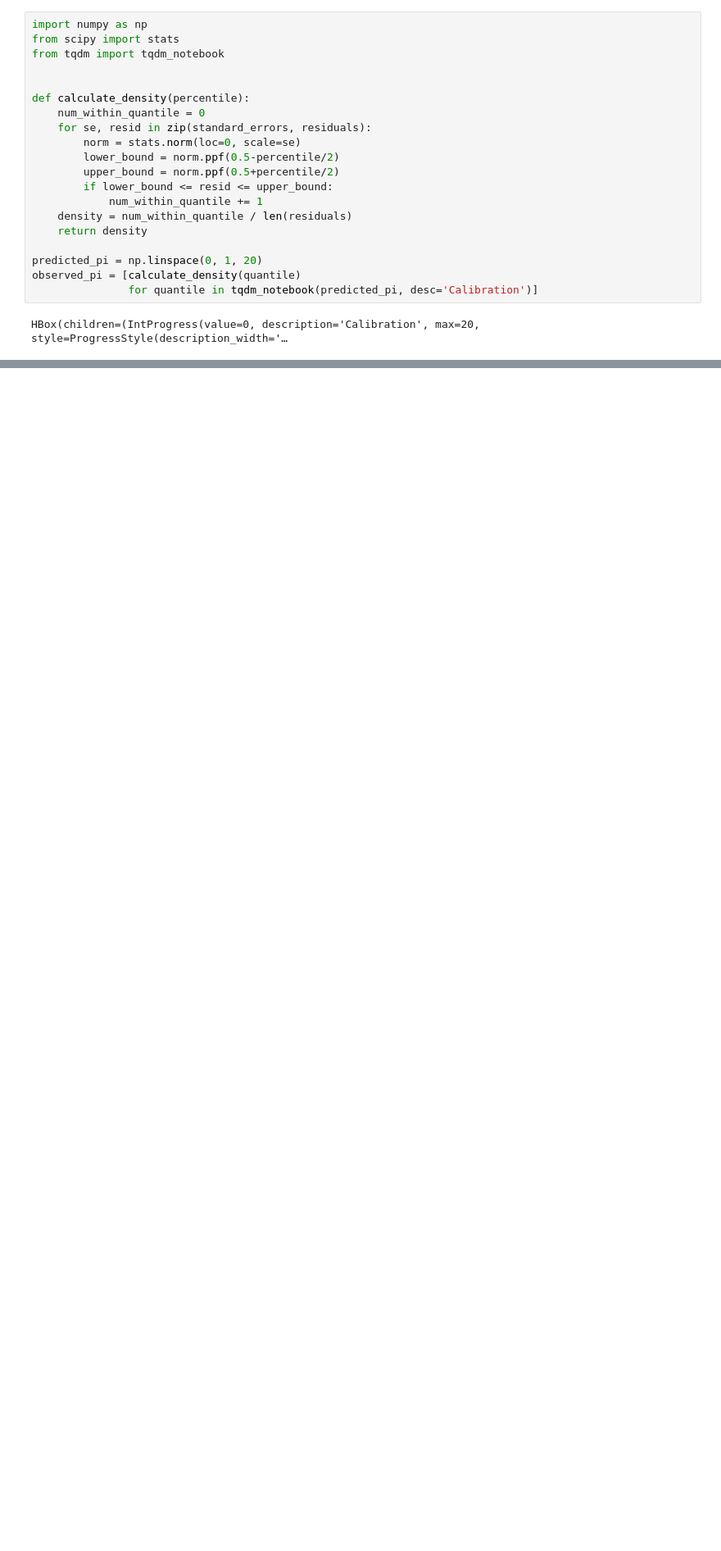
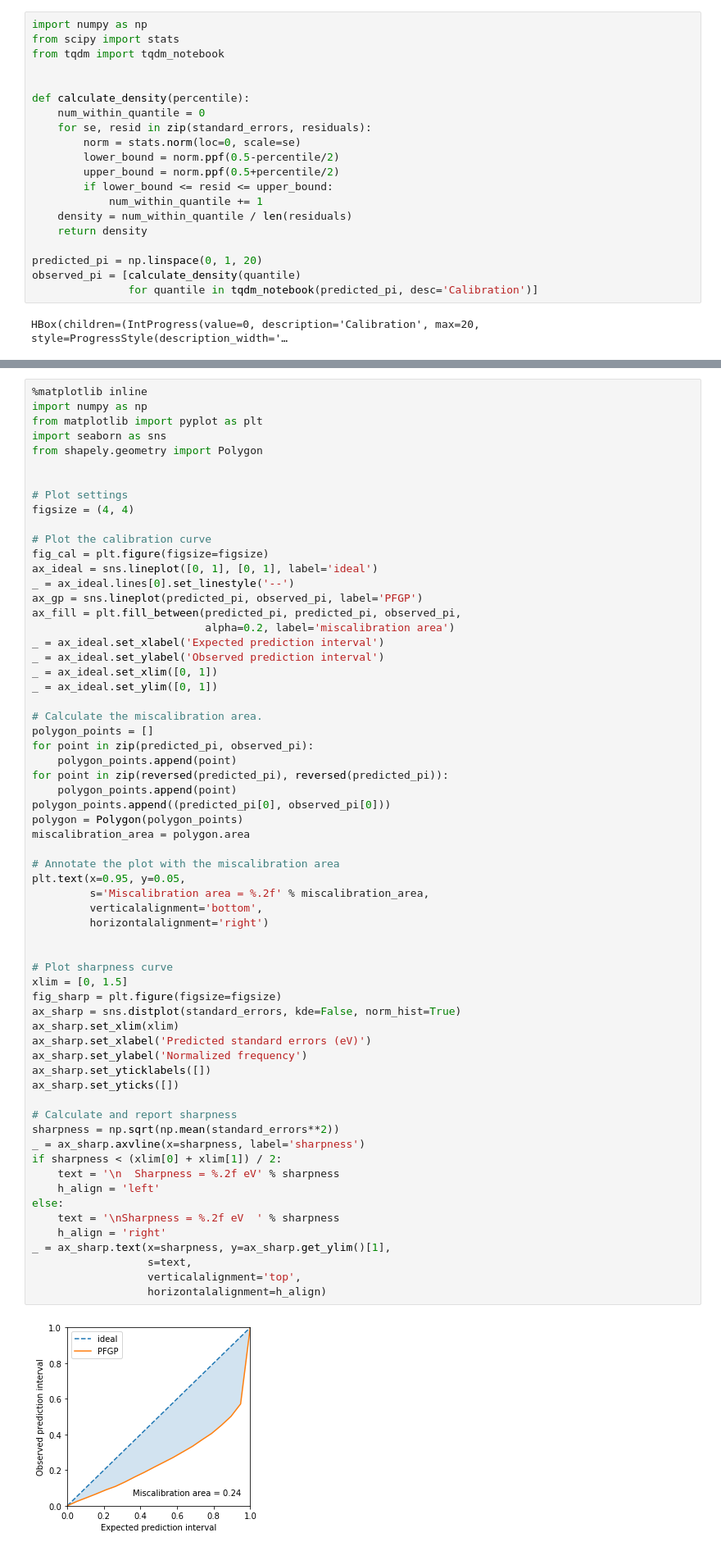
Before and after one commit to ulissigroup/uncertainty_benchmarking, a Jupyter notebook: CGCNN_ensemble/assess_ensemble.ipynb, the cells around one changed output, grey strips where cells are left out. Shown: that part at 82% size. Cells and saved outputs as stored; diff of their text form; blank space fills up the shorter version.

```diff
--- a/CGCNN_ensemble/assess_ensemble.ipynb
+++ b/CGCNN_ensemble/assess_ensemble.ipynb
@@ -267,0 +251,65 @@ Sharpness = 0.12 eV
+# %%
+%matplotlib inline
+import numpy as np
+from matplotlib import pyplot as plt
+import seaborn as sns
+from shapely.geometry import Polygon
+
+
+# Plot settings
+figsize = (4, 4)
+
+# Plot the calibration curve
+fig_cal = plt.figure(figsize=figsize)
+ax_ideal = sns.lineplot([0, 1], [0, 1], label='ideal')
+_ = ax_ideal.lines[0].set_linestyle('--')
+ax_gp = sns.lineplot(predicted_pi, observed_pi, label='PFGP')
+ax_fill = plt.fill_between(predicted_pi, predicted_pi, observed_pi,
+                           alpha=0.2, label='miscalibration area')
+_ = ax_ideal.set_xlabel('Expected prediction interval')
+_ = ax_ideal.set_ylabel('Observed prediction interval')
+_ = ax_ideal.set_xlim([0, 1])
+_ = ax_ideal.set_ylim([0, 1])
+
+# Calculate the miscalibration area.
+polygon_points = []
+for point in zip(predicted_pi, observed_pi):
+    polygon_points.append(point)
+for point in zip(reversed(predicted_pi), reversed(predicted_pi)):
+    polygon_points.append(point)
+polygon_points.append((predicted_pi[0], observed_pi[0]))
+polygon = Polygon(polygon_points)
+miscalibration_area = polygon.area
+
+# Annotate the plot with the miscalibration area
+plt.text(x=0.95, y=0.05,
+         s='Miscalibration area = %.2f' % miscalibration_area,
+         verticalalignment='bottom',
+         horizontalalignment='right')
+
+
+# Plot sharpness curve
+xlim = [0, 1.5]
+fig_sharp = plt.figure(figsize=figsize)
+ax_sharp = sns.distplot(standard_errors, kde=False, norm_hist=True)
+ax_sharp.set_xlim(xlim)
+ax_sharp.set_xlabel('Predicted standard errors (eV)')
+ax_sharp.set_ylabel('Normalized frequency')
+ax_sharp.set_yticklabels([])
+ax_sharp.set_yticks([])
+
+# Calculate and report sharpness
+sharpness = np.sqrt(np.mean(standard_errors**2))
+_ = ax_sharp.axvline(x=sharpness, label='sharpness')
+if sharpness < (xlim[0] + xlim[1]) / 2:
+    text = '\n  Sharpness = %.2f eV' % sharpness
+    h_align = 'left'
+else:
+    text = '\nSharpness = %.2f eV  ' % sharpness
+    h_align = 'right'
+_ = ax_sharp.text(x=sharpness, y=ax_sharp.get_ylim()[1],
+                  s=text,
+                  verticalalignment='top',
+                  horizontalalignment=h_align)
+# %% [output]
+[figure, added]
```
Also changed, not shown: parts of 12 cells of this notebook, 18 other files.
